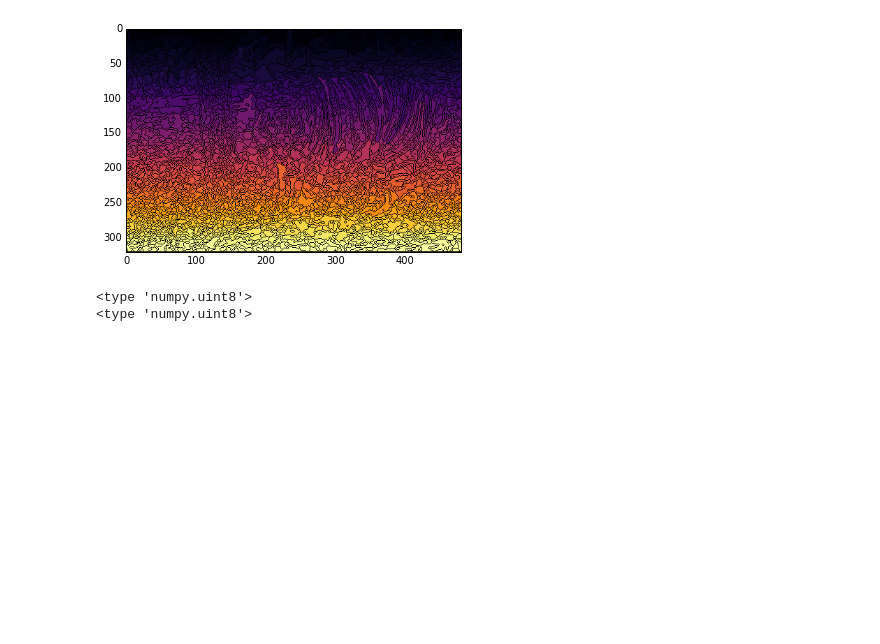
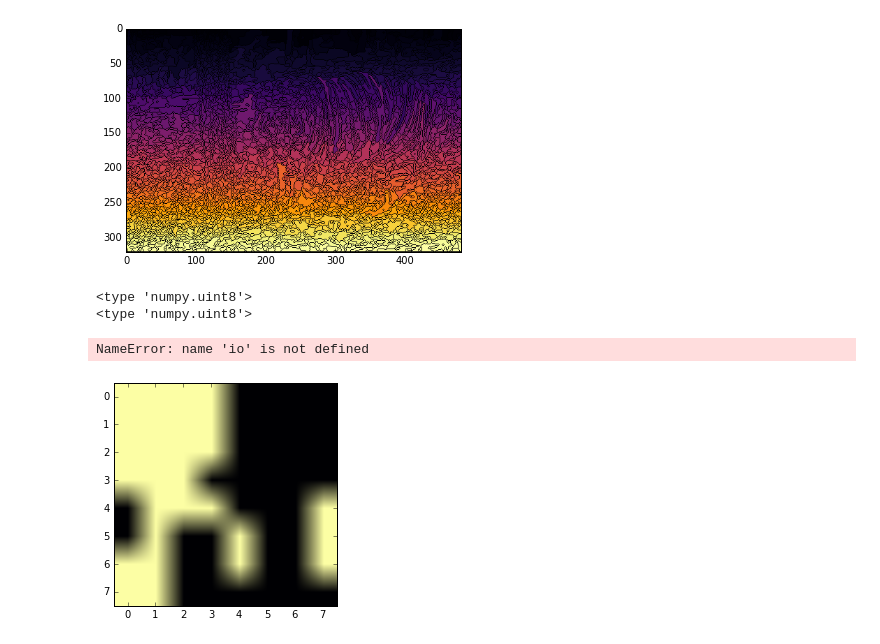
Before and after one commit to mateomarin97/IBIO4680, a Jupyter notebook: 06-Segmentation/Answer/Untitled0.ipynb, the cells around one changed output. Drawn from its saved outputs; the diff is of its cells as text; code cells hidden in the pictures; blank space fills up the shorter version.

Commit message:
Lista la jerarquia

```diff
--- a/06-Segmentation/Answer/Untitled0.ipynb
+++ b/06-Segmentation/Answer/Untitled0.ipynb
@@ -264,7 +264,7 @@ Imagenbn= cv2.cvtColor(Imagen,cv2.COLOR_BGR2GRAY)
 #Lo primero es calcular la matriz de minimos locales de la Imagen a blanco y negro.
 Matrizminimos=minimolocal(Imagenbn)
 #Ahora creamos la mascara de marcadores
-markers=np.zeros((Imagenbn.shape[0],Imagenbn.shape[1]),int32)
+markers=np.zeros((Imagenbn.shape[0],Imagenbn.shape[1]),np.int32)
 #Ahora alteramos la matriz de marcadores de forma tal que cada minimo local tenga un entero diferente representandolo en ella, y
 #aquellos que no son minimos locales sean ceros
 entero=1
@@ -289,3 +289,45 @@ print(type(Imagenbn[0][0]))
 # %% [output]
 <type 'numpy.uint8'>
 <type 'numpy.uint8'>
+# %%
+from scipy.cluster.hierarchy import dendrogram, linkage
+from scipy.cluster.hierarchy import fcluster
+from PIL import Image
+k=2
+# %%
+filename = "./BSDS_tiny/24063.jpg"
+Imagen=io.imread(filename)
+
+ancho=Imagen.shape[0]
+largo=Imagen.shape[1]
+Npix=10
+csi0=int(ancho*0.5 +1.0 - Npix*0.5)
+csi1=int(largo*0.5 +1.0 - Npix*0.5)
+cid0=int(ancho*0.5 -1.0 +Npix*0.5)
+cid1=int(largo*0.5 -1.0 +Npix*0.5)
+
+
+Imagen=np.asarray(Image.open(filename).crop((csi0,csi1,cid0,cid1)))
+
+#Tambien obtenemos la imagen a blanco y negro
+Imagenbn=rgb2gray(Imagen)
+#Ahora vamos a representar cada pixel en el espacio rgb mas intensidad, para ello tenemos la lista vectores con todos los vectores
+vectores=[]
+for i in range(Imagen.shape[0]):
+    for j in range(Imagen.shape[1]):
+        #aux es el vector de representacion del pixel,va asi, r,g,b,Intensidad
+        aux=[Imagen[i][j][0],Imagen[i][j][1],Imagen[i][j][2],Imagenbn[i][j]]
+        vectores.append(aux)
+# %% [output]
+NameError: name 'io' is not defined
+# %%
+# generate the linkage matrix
+Z = linkage(vectores, 'ward')
+map=fcluster(Z, k, criterion='maxclust')
+segmentation = map.reshape(Imagen.shape[0],Imagen.shape[1])
+# %%
+figure()
+imshow(segmentation,cmap='inferno')
+show()
+# %% [output]
+[figure, added]
```
Also changed, not shown: 4 other files.
